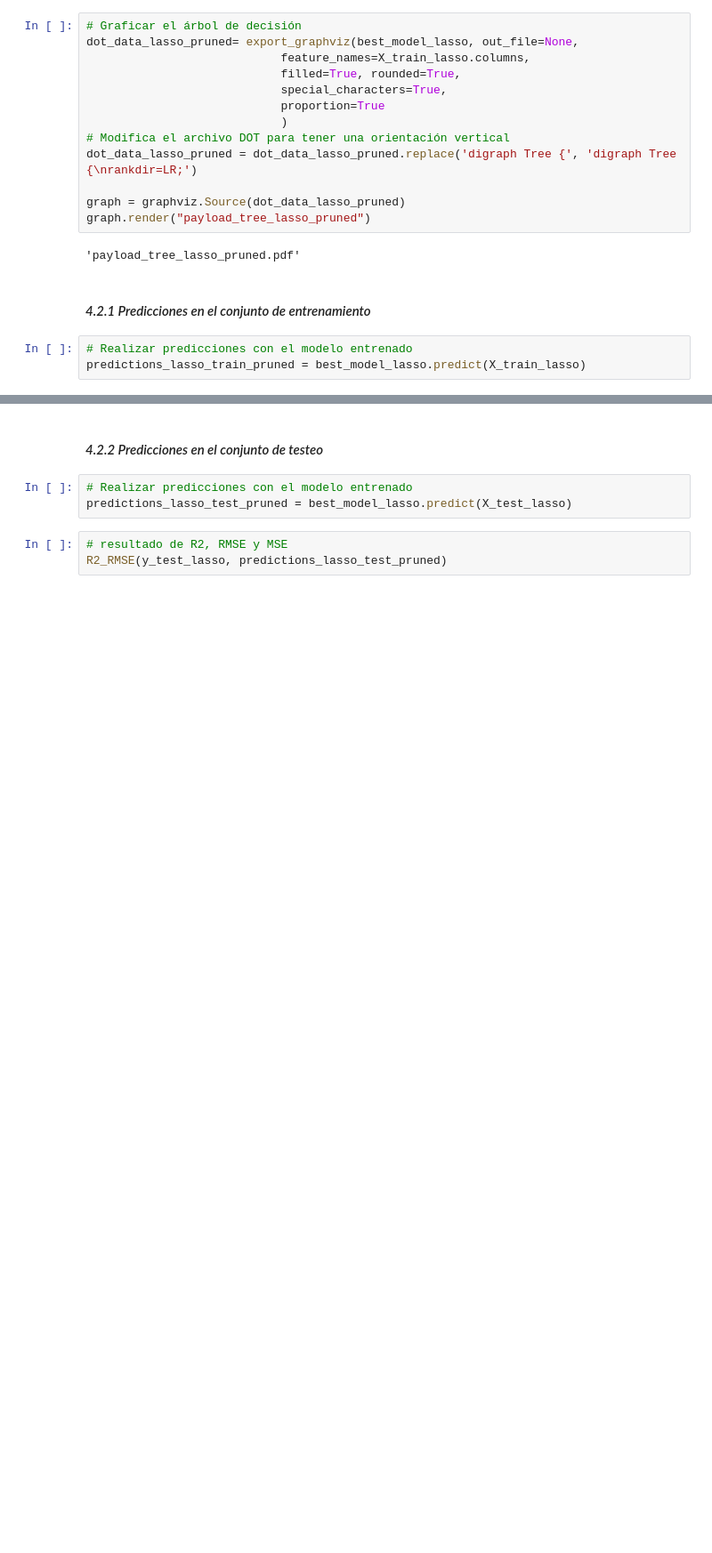
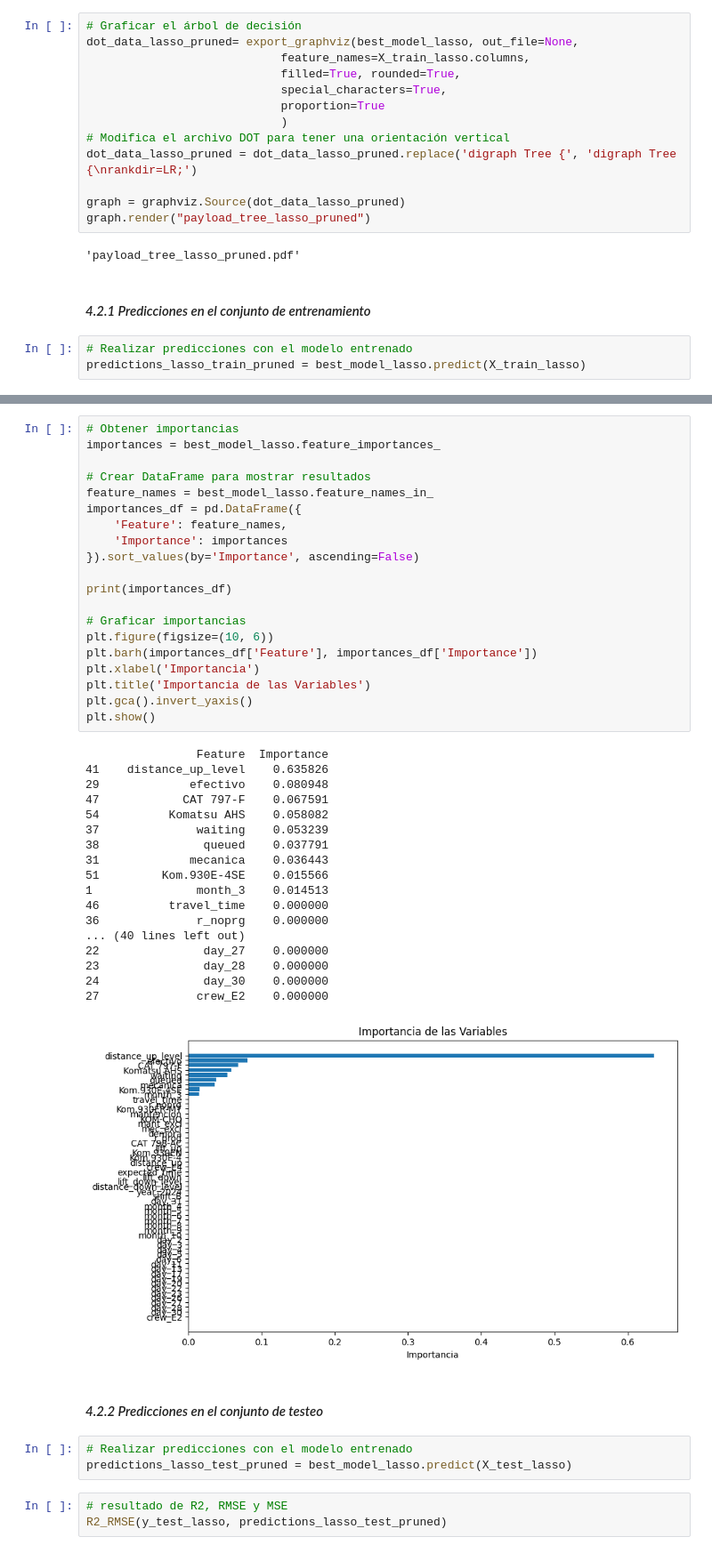
Before and after one commit to ecdiazl/capstone-project, a Jupyter notebook: Desicion Tree/Capstone - DecisionTreeRegressor v1(payload con Lasso).ipynb, the cells around one changed output, grey strips where cells are left out. Shown at 89% size. Saved outputs shown, nothing was run; the diff lists cells and outputs as text; blank space fills up the shorter version.

```diff
--- a/Desicion Tree/Capstone - DecisionTreeRegressor v1(payload con Lasso).ipynb
+++ b/Desicion Tree/Capstone - DecisionTreeRegressor v1(payload con Lasso).ipynb
@@ -370,3 +393,42 @@ MSE: 77220858.51957077
+# %%
+# Obtener importancias
+importances = best_model_lasso.feature_importances_
+
+# Crear DataFrame para mostrar resultados
+feature_names = best_model_lasso.feature_names_in_
+importances_df = pd.DataFrame({
+    'Feature': feature_names,
+    'Importance': importances
+}).sort_values(by='Importance', ascending=False)
+
+print(importances_df)
+
+# Graficar importancias
+plt.figure(figsize=(10, 6))
+plt.barh(importances_df['Feature'], importances_df['Importance'])
+plt.xlabel('Importancia')
+plt.title('Importancia de las Variables')
+plt.gca().invert_yaxis()
+plt.show()
+# %% [output]
+                Feature  Importance
+41    distance_up_level    0.635826
+29             efectivo    0.080948
+47            CAT 797-F    0.067591
+54          Komatsu AHS    0.058082
+37              waiting    0.053239
+38               queued    0.037791
+31             mecanica    0.036443
+51         Kom.930E-4SE    0.015566
+1               month_3    0.014513
+46          travel_time    0.000000
+36              r_noprg    0.000000
+... (40 lines left out)
+22               day_27    0.000000
+23               day_28    0.000000
+24               day_30    0.000000
+27              crew_E2    0.000000
+[figure, added]
 # %% [markdown]
 #### _4.2.2 Predicciones en el conjunto de testeo_
 # %%
```
Also changed, not shown: parts of 24 cells of this notebook, 21 other files.
